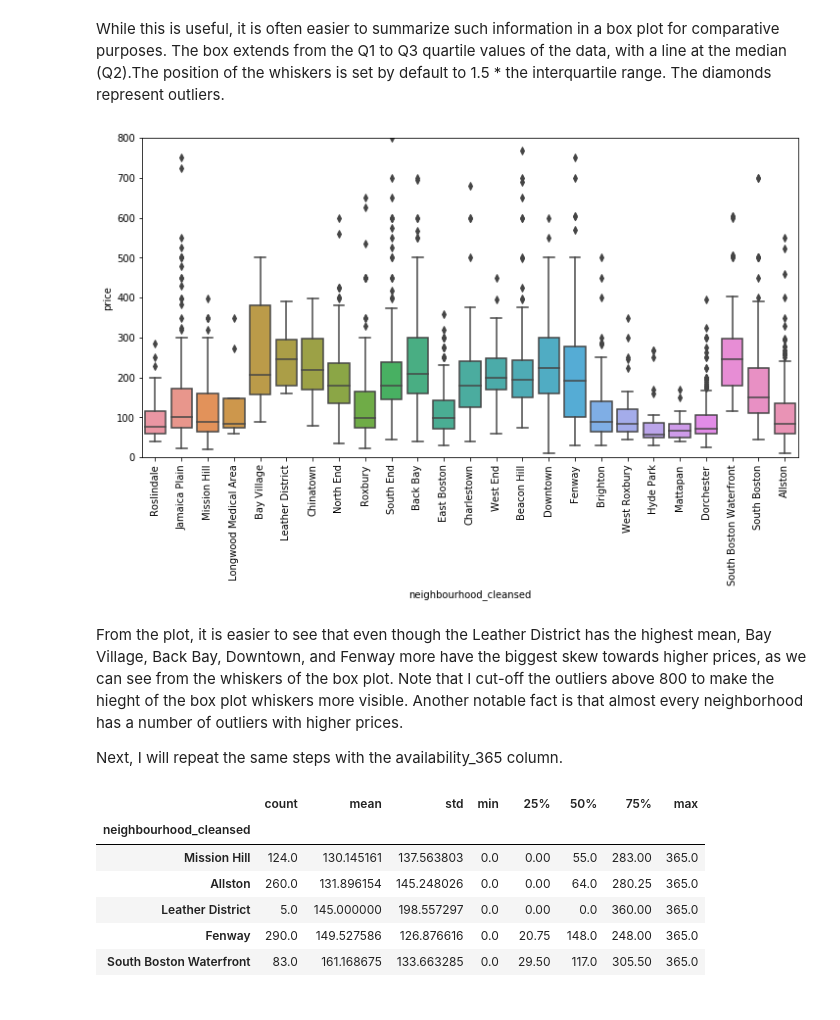
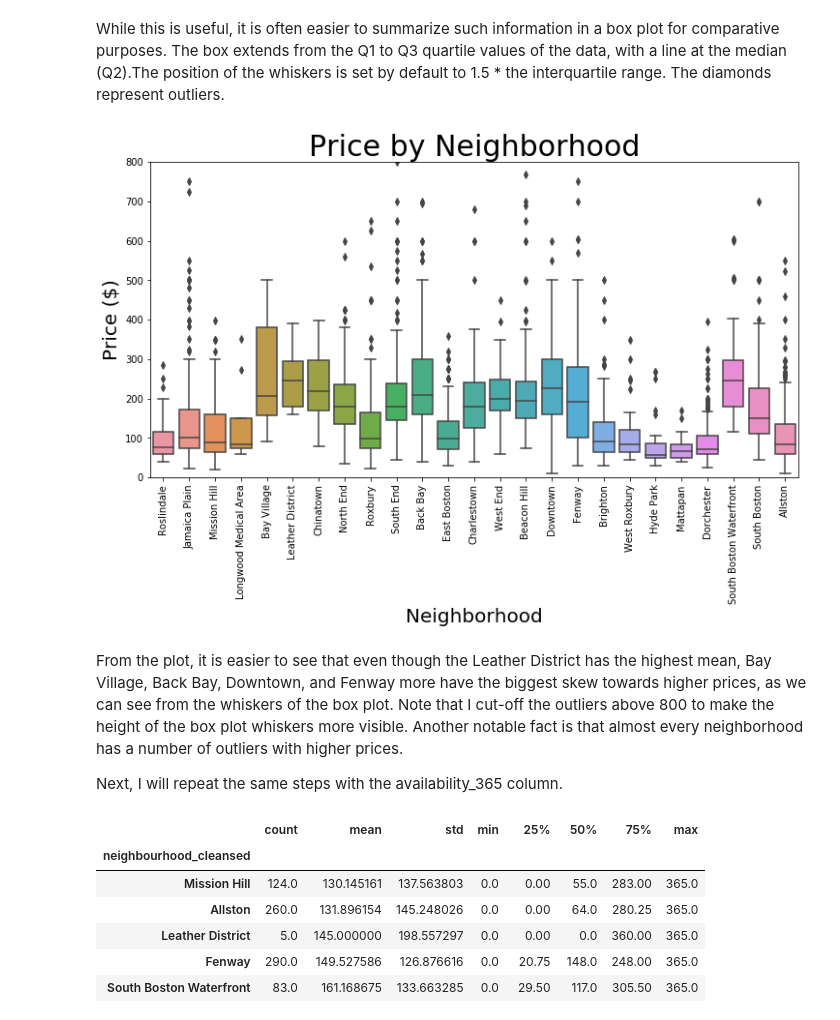
Before and after one commit to cgkaczenski/BostonAirbnb, a Jupyter notebook: BostonAirbnb.ipynb, the cells around one changed output. Cells and saved outputs as stored; diff of their text form; code cells hidden in the pictures.

```diff
--- a/BostonAirbnb.ipynb
+++ b/BostonAirbnb.ipynb
@@ -131,12 +137,15 @@ While this is useful, it is often easier to summarize such information in a box
 # %%
 plt.figure(figsize = (12, 6))
 sns.boxplot(x = 'neighbourhood_cleansed', y = 'price',  data = ldf)
 xt = plt.ylim(0, 800)
 xt = plt.xticks(rotation=90)
+plt.title('Price by Neighborhood',fontsize=30)
+plt.ylabel('Price ($)',fontsize=20)
+plt.xlabel('Neighborhood',fontsize=20);
 # %% [output]
-[figure, old version]
+[figure, new version]
 # %% [markdown]
-From the plot, it is easier to see that even though the Leather District has the highest mean, Bay Village, Back Bay, Downtown, and Fenway more have the biggest skew towards higher prices, as we can see from the whiskers of the box plot. Note that I cut-off the outliers above 800 to make the hieght of the box plot whiskers more visible. Another notable fact is that almost every neighborhood has a number of outliers with higher prices.
+From the plot, it is easier to see that even though the Leather District has the highest mean, Bay Village, Back Bay, Downtown, and Fenway more have the biggest skew towards higher prices, as we can see from the whiskers of the box plot. Note that I cut-off the outliers above 800 to make the height of the box plot whiskers more visible. Another notable fact is that almost every neighborhood has a number of outliers with higher prices.
 
 Next, I will repeat the same steps with the availability_365 column.
 # %%
```
Also changed, not shown: parts of 27 cells of this notebook.
